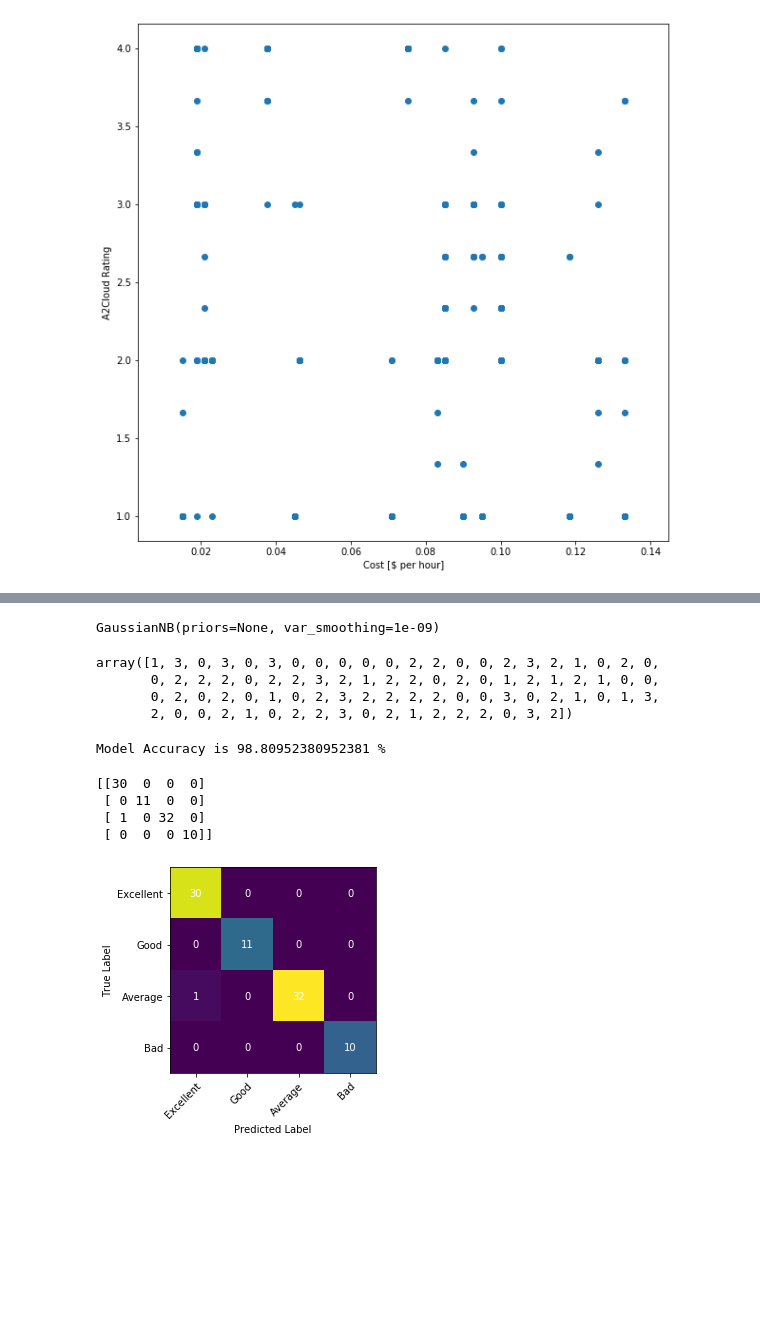
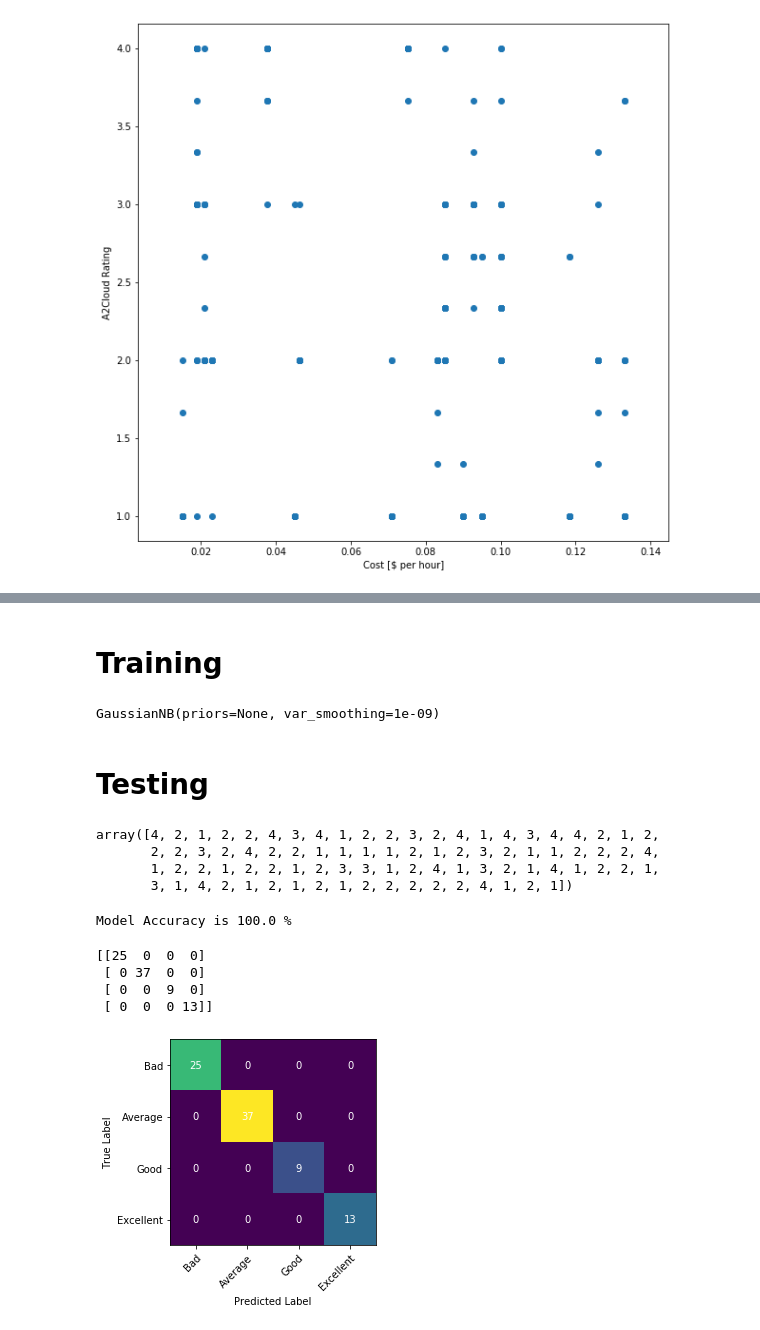
Before and after one commit to sskhan67/Cloud_Instance_recommender, a Jupyter notebook: NB_w_RFC /memory/NB_w_RFC_memory.ipynb, the cells around one changed output, grey strips where cells are left out. Drawn from its saved outputs; the diff is of its cells as text; code cells hidden in the pictures; blank space fills up the shorter version.

```diff
--- a/NB_w_RFC /memory/NB_w_RFC_memory.ipynb
+++ b/NB_w_RFC /memory/NB_w_RFC_memory.ipynb
@@ -114,3 +141,23 @@ Text(0, 0.5, 'A2Cloud Score')
+# %%
+#dataset save as csv file
+df.to_csv(r'dataset_new.csv',index=False)
+df_new = pd.read_csv("dataset_new.csv")
+df1=df_new
+
+# check cluster label and set manually to each run
+df_new=df_new.replace({'cluster':0},5)
+df_new=df_new.replace({'cluster':1},7)
+df_new=df_new.replace({'cluster':2},6)
+df_new=df_new.replace({'cluster':3},8)
+
+df_new=df_new.replace({'cluster':5},1)
+df_new=df_new.replace({'cluster':6},2)
+df_new=df_new.replace({'cluster':7},3)
+df_new=df_new.replace({'cluster':8},4)
+# %%
+df=df_new
+# %% [markdown]
+# Training
 # %%
 xtrain=df[['Rating','Cost(per hour USD)']]
 xtrain=xtrain[0:336]
@@ -121,6 +168,8 @@ classifier = GaussianNB()
 classifier.fit(xtrain, ytrain)
 # %% [output]
 GaussianNB(priors=None, var_smoothing=1e-09)
+# %% [markdown]
+# Testing
 # %%
 xtest=df[['Rating','Cost(per hour USD)']]
 xtest=xtest[336:420]
@@ -131,58 +180,51 @@ y_actual=b[336:420]
 y_pred = classifier.predict(xtest)
 y_pred
 # %% [output]
-array([1, 3, 0, 3, 0, 3, 0, 0, 0, 0, 0, 2, 2, 0, 0, 2, 3, 2, 1, 0, 2, 0,
-       0, 2, 2, 2, 0, 2, 2, 3, 2, 1, 2, 2, 0, 2, 0, 1, 2, 1, 2, 1, 0, 0,
-       0, 2, 0, 2, 0, 1, 0, 2, 3, 2, 2, 2, 2, 0, 0, 3, 0, 2, 1, 0, 1, 3,
-       2, 0, 0, 2, 1, 0, 2, 2, 3, 0, 2, 1, 2, 2, 2, 0, 3, 2])
+array([4, 2, 1, 2, 2, 4, 3, 4, 1, 2, 2, 3, 2, 4, 1, 4, 3, 4, 4, 2, 1, 2,
+       2, 2, 3, 2, 4, 2, 2, 1, 1, 1, 1, 2, 1, 2, 3, 2, 1, 1, 2, 2, 2, 4,
+       1, 2, 2, 1, 2, 2, 1, 2, 3, 3, 1, 2, 4, 1, 3, 2, 1, 4, 1, 2, 2, 1,
+       3, 1, 4, 2, 1, 2, 1, 2, 1, 2, 2, 2, 2, 2, 4, 1, 2, 1])
 # %%
 print('Model Accuracy is',100*accuracy_score(y_pred,y_actual),'%')
 # %% [output]
-Model Accuracy is 98.80952380952381 %
+Model Accuracy is 100.0 %
 # %%
 print(confusion_matrix(y_pred, y_actual))
 # %% [output]
-[[30  0  0  0]
- [ 0 11  0  0]
- [ 1  0 32  0]
- [ 0  0  0 10]]
+[[25  0  0  0]
+ [ 0 37  0  0]
+ [ 0  0  9  0]
+ [ 0  0  0 13]]
 # %%
-import numpy as np
-import matplotlib
-import matplotlib.pyplot as plt
-# sphinx_gallery_thumbnail_number = 2
+a_label = ["Bad","Average","Good","Excellent"]
+p_label = ["Bad","Average","Good","Excellent"]
 
-a_label = ["Excellent", "Good","Average", "Bad"]
-p_label = ["Excellent","Good", "Average", "Bad"]
-
-#harvest = np.array([[4,0,0],[0,0,0], [0,7,1]])
 cm=confusion_matrix(y_pred, y_actual)
 
 fig, ax = plt.subplots()
 im = ax.imshow(cm)
 
 # We want to show all ticks...
 ax.set_xticks(np.arange(len(a_label)))
 ax.set_yticks(np.arange(len(p_label)))
 # ... and label them with the respective list entries
 ax.set_xticklabels(a_label)
 ax.set_yticklabels(a_label)
 ax.set_ylim(len(cm)-0.5, -0.5)
 
 # Rotate the tick labels and set their alignment.
 plt.setp(ax.get_xticklabels(), rotation=45, ha="right",
          rotation_mode="anchor")
 
 # Loop over data dimensions and create text annotations.
 for i in range(len(a_label)):
     for j in range(len(p_label)):
         text = ax.text(j, i, cm[i, j],
                        ha="center", va="center", color="w")
 ax.set_xlabel("Predicted Label")
 ax.set_ylabel("True Label")
 
-#ax.set_title("Harvest of local farmers (in tons/year)")
 fig.tight_layout()
 plt.show()
 # %% [output]
-[figure, old version]
+[figure, new version]
```
Also changed, not shown: parts of 26 cells of this notebook, 9 other files.
